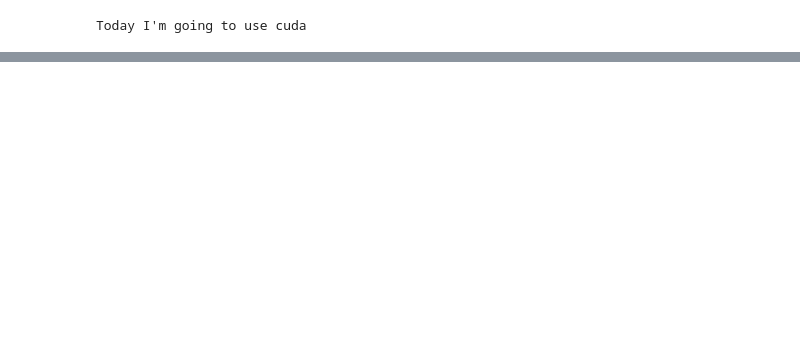
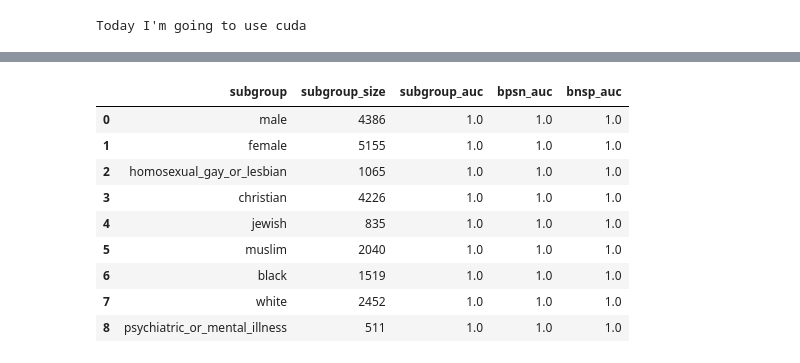
Before and after one commit to kosmobiker/sagemaker_exp, a Jupyter notebook: sandbox/transformers.ipynb, the cells around one changed output, grey strips where cells are left out. Drawn from its saved outputs; the diff is of its cells as text; code cells hidden in the pictures; blank space fills up the shorter version.

```diff
--- a/sandbox/transformers.ipynb
+++ b/sandbox/transformers.ipynb
@@ -142,0 +119,8 @@ val_dataloader = DataLoader(small_eval_dataset, batch_size=16)
+# %%
+from transformers import DataCollatorWithPadding
+
+data_collator = DataCollatorWithPadding(tokenizer=tokenizer)
+# %%
+from transformers import AutoModelForSequenceClassification, TrainingArguments, Trainer
+
+model = AutoModelForSequenceClassification.from_pretrained("distilbert-base-uncased", num_labels=2)
@@ -142,0 +188,2 @@ val_dataloader = DataLoader(small_eval_dataset, batch_size=16)
+# %%
+predictions = trainer.predict( test_dataset=tokenized_test)
@@ -142,0 +205,62 @@ val_dataloader = DataLoader(small_eval_dataset, batch_size=16)
+# %%
+oof_name = 'predicted_target'
+test_df[oof_name] = predictions.label_ids
+# %%
+SUBGROUP_AUC = 'subgroup_auc'
+BPSN_AUC = 'bpsn_auc'  # stands for background positive, subgroup negative
+BNSP_AUC = 'bnsp_auc'  # stands for background negative, subgroup positive
+
+def compute_auc(y_true, y_pred):
+    try:
+        return roc_auc_score(y_true, y_pred)
+    except ValueError:
+        return np.nan
+
+def compute_subgroup_auc(df, subgroup, label, oof_name):
+    subgroup_examples = df[df[subgroup]]
+    return compute_auc(subgroup_examples[label], subgroup_examples[oof_name])
+
+def compute_bpsn_auc(df, subgroup, label, oof_name):
+    """Computes the AUC of the within-subgroup negative examples and the background positive examples."""
+    subgroup_negative_examples = df[df[subgroup] & ~df[label]]
+    non_subgroup_positive_examples = df[~df[subgroup] & df[label]]
+    examples = subgroup_negative_examples.append(non_subgroup_positive_examples)
+    return compute_auc(examples[label], examples[oof_name])
+
+def compute_bnsp_auc(df, subgroup, label, oof_name):
+    """Computes the AUC of the within-subgroup positive examples and the background negative examples."""
+    subgroup_positive_examples = df[df[subgroup] & df[label]]
+    non_subgroup_negative_examples = df[~df[subgroup] & ~df[label]]
+    examples = subgroup_positive_examples.append(non_subgroup_negative_examples)
+    return compute_auc(examples[label], examples[oof_name])
+
+def compute_bias_metrics_for_model(dataset,
+                                   subgroups,
+                                   model,
+                                   label_col,
+                                   include_asegs=False):
+    """Computes per-subgroup metrics for all subgroups and one model."""
+    records = []
+    for subgroup in subgroups:
+        record = {
+            'subgroup': subgroup,
+            'subgroup_size': len(dataset[dataset[subgroup]])
+        }
+        record[SUBGROUP_AUC] = compute_subgroup_auc(dataset, subgroup, label_col, model)
+        record[BPSN_AUC] = compute_bpsn_auc(dataset, subgroup, label_col, model)
+        record[BNSP_AUC] = compute_bnsp_auc(dataset, subgroup, label_col, model)
+        records.append(record)
+    return pd.DataFrame(records).sort_values('subgroup_auc', ascending=True)
+bias_metrics_df = compute_bias_metrics_for_model(test_df, identity_columns, oof_name, 'toxicity')
+bias_metrics_df
+# %% [output]
+|  | subgroup | subgroup_size | subgroup_auc | bpsn_auc | bnsp_auc |
+| 0 | male | 4386 | 1.0 | 1.0 | 1.0 |
+| 1 | female | 5155 | 1.0 | 1.0 | 1.0 |
+| 2 | homosexual_gay_or_lesbian | 1065 | 1.0 | 1.0 | 1.0 |
+| 3 | christian | 4226 | 1.0 | 1.0 | 1.0 |
+| 4 | jewish | 835 | 1.0 | 1.0 | 1.0 |
+| 5 | muslim | 2040 | 1.0 | 1.0 | 1.0 |
+| 6 | black | 1519 | 1.0 | 1.0 | 1.0 |
+| 7 | white | 2452 | 1.0 | 1.0 | 1.0 |
+| 8 | psychiatric_or_mental_illness | 511 | 1.0 | 1.0 | 1.0 |
```
Also changed, not shown: parts of 25 cells of this notebook, 1 other file.
